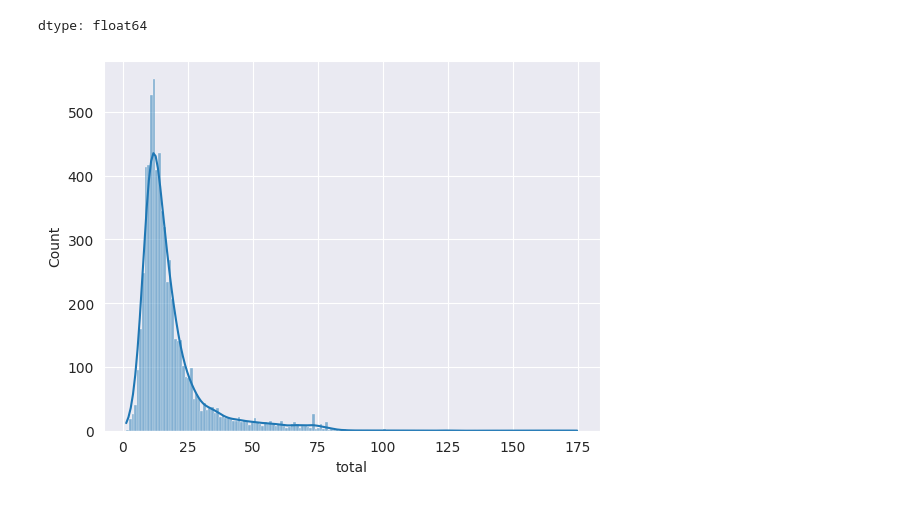
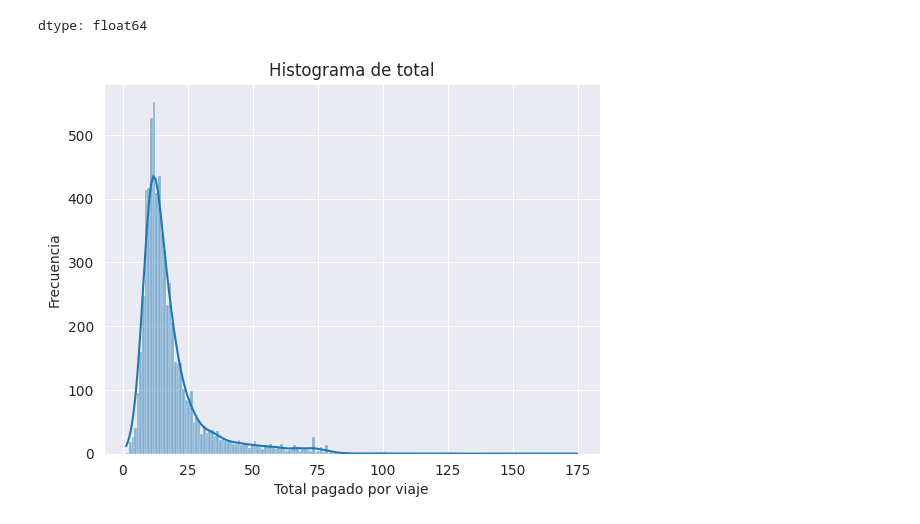
Before and after one commit to davidriveraarbelaez/Semillero_AIoT, a Jupyter notebook: outliers.ipynb, the cells around one changed output. Drawn from its saved outputs; the diff is of its cells as text; code cells hidden in the pictures.

```diff
--- a/outliers.ipynb
+++ b/outliers.ipynb
@@ -71,7 +71,12 @@ dtype: float64
 # %%
 # Histograma
 sns.set_style('darkgrid')
 g= sns.histplot(taxis['total'], kde=True)
+
+# Agregar etiquetas
+g.set_title('Histograma de total')
+g.set_xlabel('Total pagado por viaje')
+g.set_ylabel('Frecuencia')
 plt.show()
 # %% [output]
-[figure, old version]
+[figure, new version]
```
Also changed, not shown: parts of 1 cell of this notebook.
